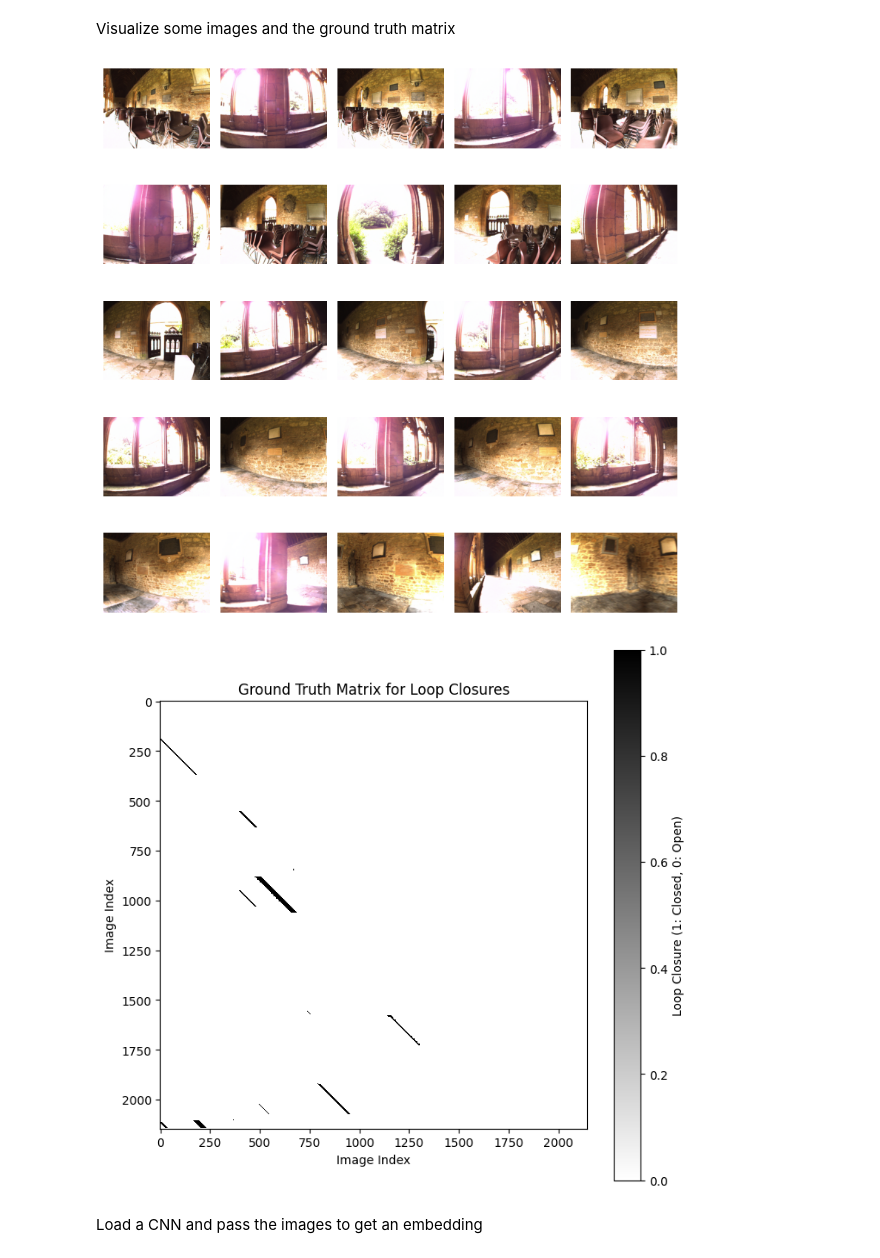
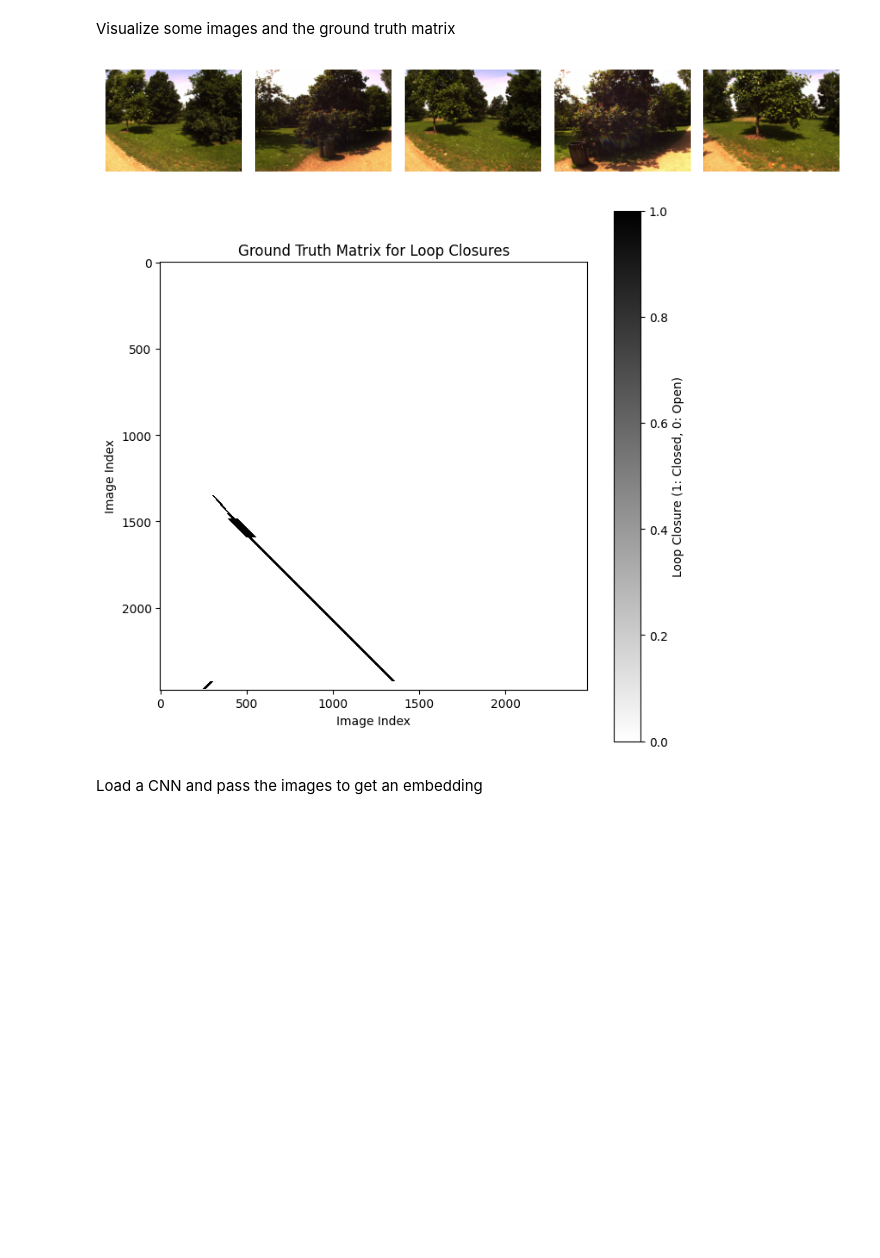
Before and after one commit to shubham-rateria/cs-5785-final-project, a Jupyter notebook: loop-closure.ipynb, the cells around one changed output. Drawn from its saved outputs; the diff is of its cells as text; code cells hidden in the pictures; blank space fills up the shorter version.

```diff
--- a/loop-closure.ipynb
+++ b/loop-closure.ipynb
@@ -134,6 +134,6 @@ def get_dataset(name, debug=False):
         raise ValueError('Invalid dataset name: {}.'.format(name))
     return imgs, gt
 # %%
-imgs, gt = get_dataset("college")
+imgs, gt = get_dataset("city")
 print(f"Loaded imgs: {imgs.shape}, gt: {gt.shape}")
 # %% [output]
@@ -148,7 +148,7 @@ array([0, 1], dtype=uint8)
 # %% [markdown]
 Visualize some images and the ground truth matrix
 # %%
-def plot_image_grid(images, grid_size=(5, 5)):
+def plot_image_grid(images, grid_size=(1, 5)):
     fig, axes = plt.subplots(*grid_size, figsize=(10, 10))
     fig.subplots_adjust(hspace=0.1, wspace=0.1)
 
@@ -160,9 +160,9 @@ def plot_image_grid(images, grid_size=(5, 5)):
             ax.axis('off')
     plt.show()
 # %%
-plot_image_grid(imgs[:25])
+plot_image_grid(imgs[:5])
 # %% [output]
-[figure, old version]
+[figure, new version]
 # %%
 def plot_ground_truth_matrix(matrix):
     plt.figure(figsize=(8, 8))
@@ -175,7 +175,7 @@ def plot_ground_truth_matrix(matrix):
 # %%
 plot_ground_truth_matrix(gt)
 # %% [output]
-[figure, old version]
+[figure, new version]
 # %% [markdown]
 Load a CNN and pass the images to get an embedding
 # %% [markdown]
```
Also changed, not shown: parts of 12 cells of this notebook, 21 other files.
